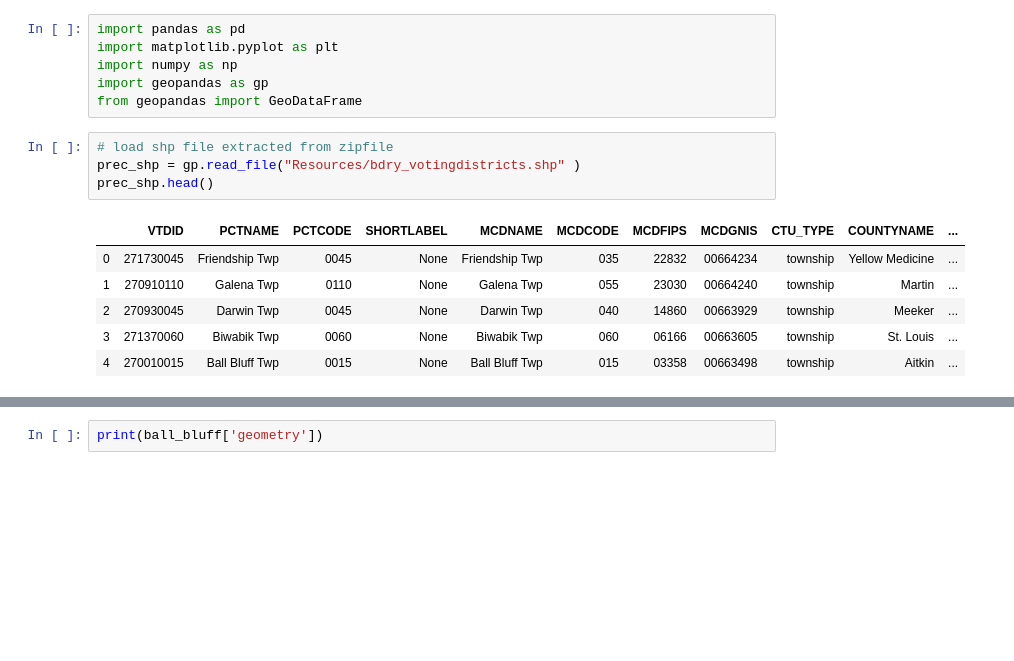
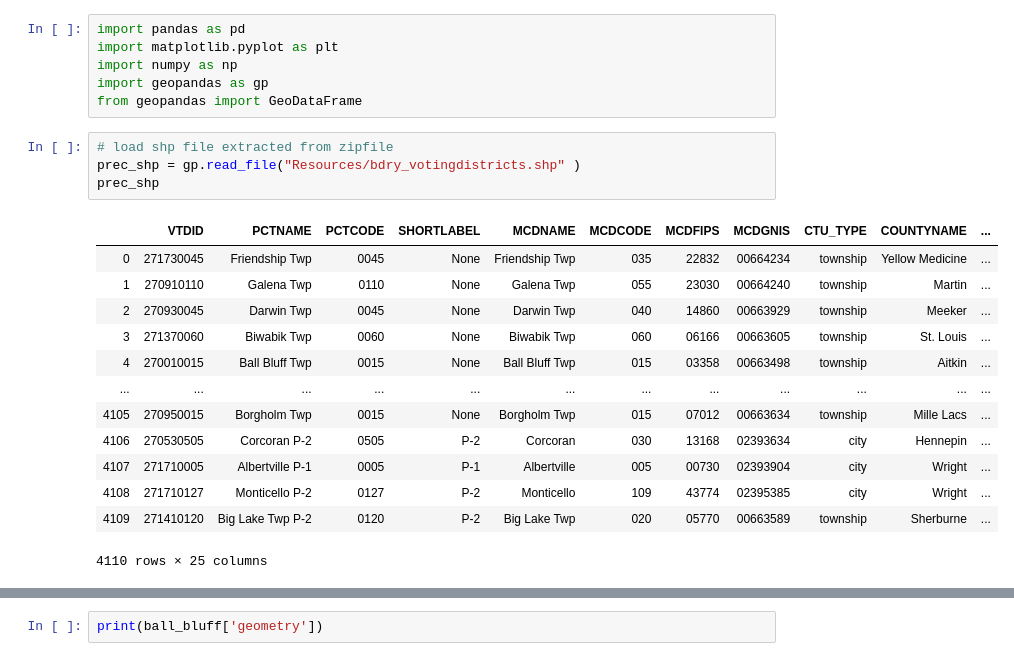
Before and after one commit to VallieTracy/Pres-Election-Partisan-Breakdown, a Jupyter notebook: precincts_main.ipynb, the cells around one changed output, grey strips where cells are left out. Cells and saved outputs as stored; diff of their text form; blank space fills up the shorter version.

```diff
--- a/precincts_main.ipynb
+++ b/precincts_main.ipynb
@@ -219,13 +88,20 @@ from geopandas import GeoDataFrame
 # %%
 # load shp file extracted from zipfile
 prec_shp = gp.read_file("Resources/bdry_votingdistricts.shp" )
-prec_shp.head()
+prec_shp
 # %% [output]
 |  | VTDID | PCTNAME | PCTCODE | SHORTLABEL | MCDNAME | MCDCODE | MCDFIPS | MCDGNIS | CTU_TYPE | COUNTYNAME | ... |
 | 0 | 271730045 | Friendship Twp | 0045 | None | Friendship Twp | 035 | 22832 | 00664234 | township | Yellow Medicine | ... |
 | 1 | 270910110 | Galena Twp | 0110 | None | Galena Twp | 055 | 23030 | 00664240 | township | Martin | ... |
 | 2 | 270930045 | Darwin Twp | 0045 | None | Darwin Twp | 040 | 14860 | 00663929 | township | Meeker | ... |
 | 3 | 271370060 | Biwabik Twp | 0060 | None | Biwabik Twp | 060 | 06166 | 00663605 | township | St. Louis | ... |
 | 4 | 270010015 | Ball Bluff Twp | 0015 | None | Ball Bluff Twp | 015 | 03358 | 00663498 | township | Aitkin | ... |
+| ... | ... | ... | ... | ... | ... | ... | ... | ... | ... | ... | ... |
+| 4105 | 270950015 | Borgholm Twp | 0015 | None | Borgholm Twp | 015 | 07012 | 00663634 | township | Mille Lacs | ... |
+| 4106 | 270530505 | Corcoran P-2 | 0505 | P-2 | Corcoran | 030 | 13168 | 02393634 | city | Hennepin | ... |
+| 4107 | 271710005 | Albertville P-1 | 0005 | P-1 | Albertville | 005 | 00730 | 02393904 | city | Wright | ... |
+| 4108 | 271710127 | Monticello P-2 | 0127 | P-2 | Monticello | 109 | 43774 | 02395385 | city | Wright | ... |
+| 4109 | 271410120 | Big Lake Twp P-2 | 0120 | P-2 | Big Lake Twp | 020 | 05770 | 00663589 | township | Sherburne | ... |
+4110 rows × 25 columns
 # %%
 prec_shp[prec_shp.VTDID == '270010005'].head()
```
Also changed, not shown: parts of 25 cells of this notebook.
